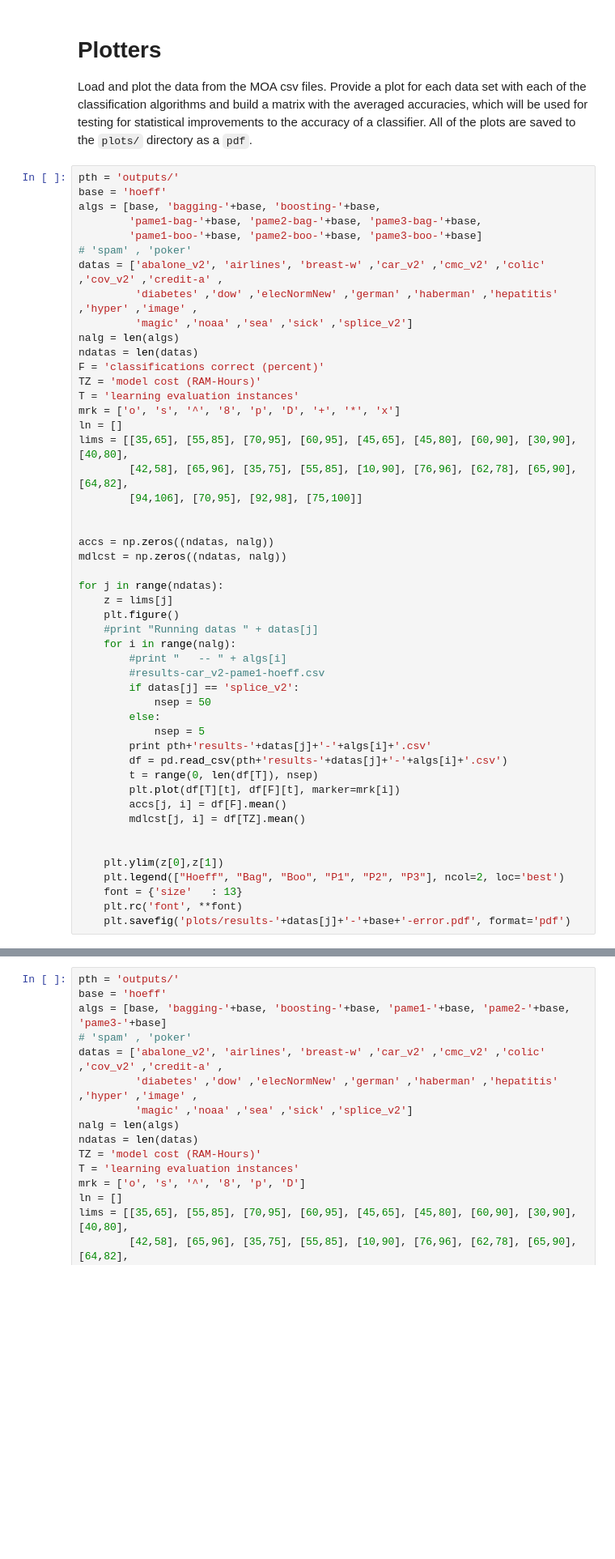
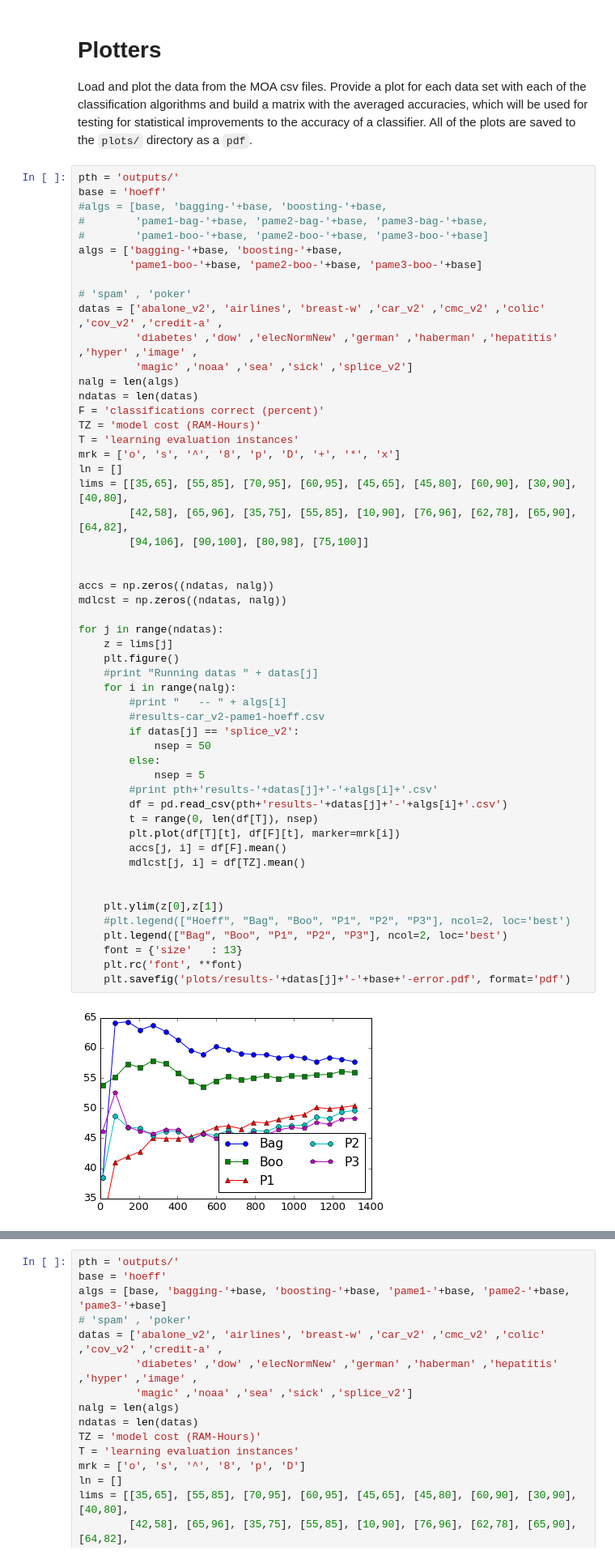
Before and after one commit to samuelhess/moa, a Jupyter notebook: experiments/Plotters.ipynb, the cells around one changed output, grey strips where cells are left out. Shown: that part at 81% size. Drawn from its saved outputs; the diff is of its cells as text; blank space fills up the shorter version.

```diff
--- a/experiments/Plotters.ipynb
+++ b/experiments/Plotters.ipynb
@@ -17,9 +17,12 @@ Load and plot the data from the MOA csv files. Provide a plot for each data set
 # %%
 pth = 'outputs/'
 base = 'hoeff'
-algs = [base, 'bagging-'+base, 'boosting-'+base,
-        'pame1-bag-'+base, 'pame2-bag-'+base, 'pame3-bag-'+base,
+#algs = [base, 'bagging-'+base, 'boosting-'+base,
+#        'pame1-bag-'+base, 'pame2-bag-'+base, 'pame3-bag-'+base,
+#        'pame1-boo-'+base, 'pame2-boo-'+base, 'pame3-boo-'+base]
+algs = ['bagging-'+base, 'boosting-'+base,
         'pame1-boo-'+base, 'pame2-boo-'+base, 'pame3-boo-'+base]
+
 # 'spam' , 'poker'
 datas = ['abalone_v2', 'airlines', 'breast-w' ,'car_v2' ,'cmc_v2' ,'colic' ,'cov_v2' ,'credit-a' ,
          'diabetes' ,'dow' ,'elecNormNew' ,'german' ,'haberman' ,'hepatitis' ,'hyper' ,'image' ,
@@ -33,33 +36,36 @@ mrk = ['o', 's', '^', '8', 'p', 'D', '+', '*', 'x']
 ln = []
 lims = [[35,65], [55,85], [70,95], [60,95], [45,65], [45,80], [60,90], [30,90], [40,80],
         [42,58], [65,96], [35,75], [55,85], [10,90], [76,96], [62,78], [65,90], [64,82],
-        [94,106], [70,95], [92,98], [75,100]]
+        [94,106], [90,100], [80,98], [75,100]]
 
 
 accs = np.zeros((ndatas, nalg))
 mdlcst = np.zeros((ndatas, nalg))
 
 for j in range(ndatas):
     z = lims[j]
     plt.figure()
     #print "Running datas " + datas[j]
     for i in range(nalg):
         #print "   -- " + algs[i]
         #results-car_v2-pame1-hoeff.csv
         if datas[j] == 'splice_v2':
             nsep = 50
         else:
             nsep = 5
-        print pth+'results-'+datas[j]+'-'+algs[i]+'.csv'
+        #print pth+'results-'+datas[j]+'-'+algs[i]+'.csv'
         df = pd.read_csv(pth+'results-'+datas[j]+'-'+algs[i]+'.csv')
         t = range(0, len(df[T]), nsep)
         plt.plot(df[T][t], df[F][t], marker=mrk[i])
         accs[j, i] = df[F].mean()
         mdlcst[j, i] = df[TZ].mean()
 
 
     plt.ylim(z[0],z[1])
-    plt.legend(["Hoeff", "Bag", "Boo", "P1", "P2", "P3"], ncol=2, loc='best')
+    #plt.legend(["Hoeff", "Bag", "Boo", "P1", "P2", "P3"], ncol=2, loc='best')
+    plt.legend(["Bag", "Boo", "P1", "P2", "P3"], ncol=2, loc='best')
     font = {'size'   : 13}
     plt.rc('font', **font)
     plt.savefig('plots/results-'+datas[j]+'-'+base+'-error.pdf', format='pdf')
+# %% [output]
+[figure, added]
```
Also changed, not shown: parts of 3 cells of this notebook.
